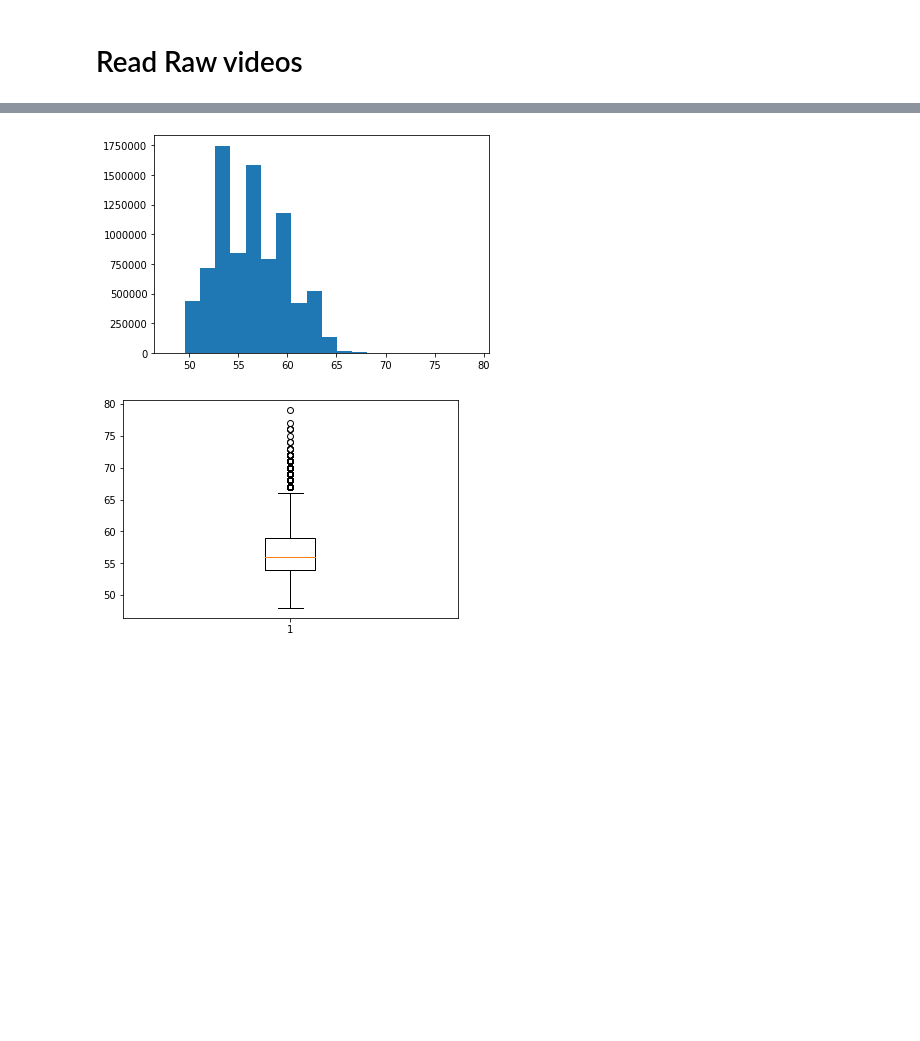
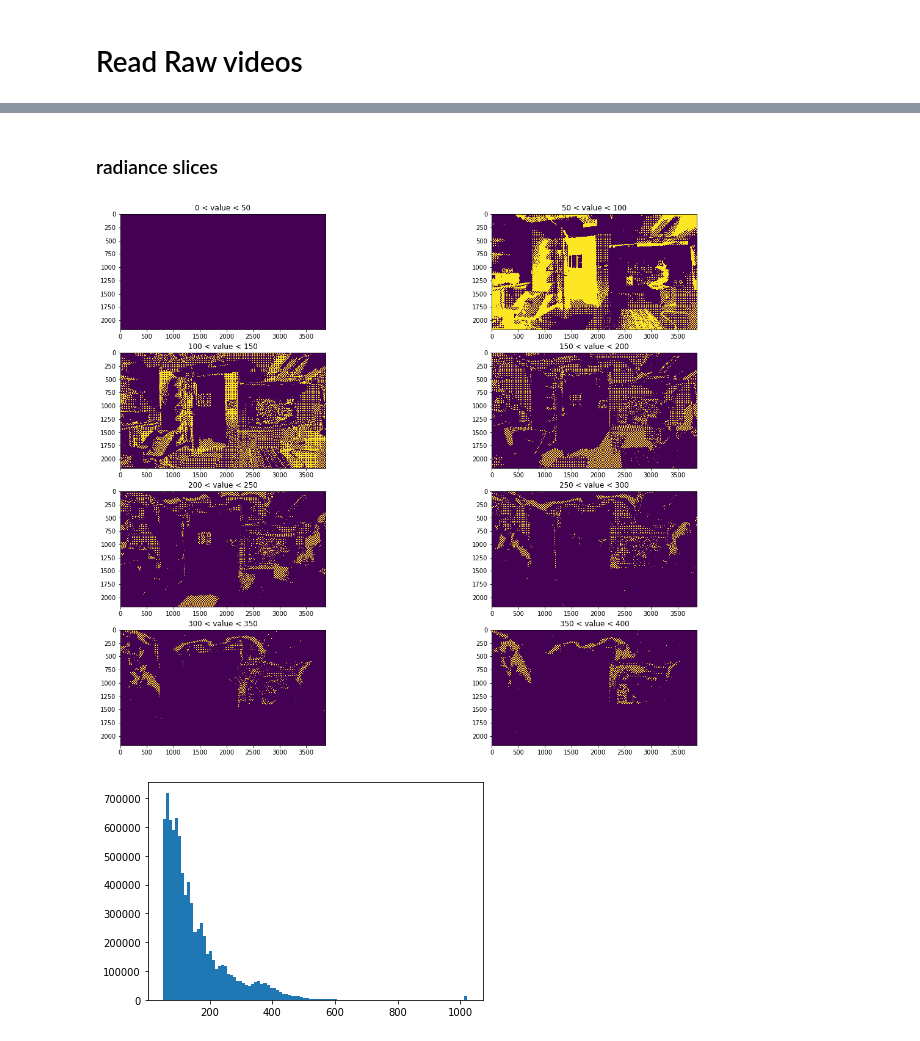
Before and after one commit to cianhwang/hdr_video, a Jupyter notebook: static_videos/read_raw_videos.ipynb, the cells around one changed output, grey strips where cells are left out. Drawn from its saved outputs; the diff is of its cells as text; code cells hidden in the pictures; blank space fills up the shorter version.

```diff
--- a/static_videos/read_raw_videos.ipynb
+++ b/static_videos/read_raw_videos.ipynb
@@ -24,11 +22,11 @@ from utils import *
 # %%
-rIm=read_raw("lowlight3_frame64_static.raw",
-             frame = 16, rows=1087*2, runL=3968)
+rIm=read_raw("hdr_frame64_static.raw",
+             frame = 10, rows=1087*2, runL=3968)
 
 fig, ax = plt.subplots(2, 2, figsize=(20, 16))
-ax[0][0].imshow(rIm[0])  # frame 0
-ax[0][1].imshow(rIm[6]) # frame 14
-ax[1][0].imshow(rIm[7]) # frame 37
-ax[1][1].imshow(rIm[8]) # frame 46
+ax[0][0].imshow(rIm[0])
+ax[0][1].imshow(rIm[6])
+ax[1][0].imshow(rIm[7])
+ax[1][1].imshow(rIm[8])
 plt.show()
 # %% [output]
@@ -36,11 +34,21 @@ plt.show()
+# %% [markdown]
+### radiance slices
+# %%
+fig, ax = plt.subplots(4, 2, figsize=(20, 16))
+for i in range(4):
+    for j in range(2):
+        ax[i][j].imshow((rIm[0] > i*100+j*50 )*(rIm[0] < i*100+j*50+50))  # frame 0
+        ax[i][j].set_title("{} < value < {}".format(i*100+j*50, i*100+j*50+50))
+plt.show()
+# %% [output]
+[figure, added]
 # %%
-plt.hist(rIm[0].flatten(), bins = 20)
+plt.hist(rIm[0].flatten(), bins = 100)
 plt.show()
-plt.boxplot(rIm[0].flatten())
-plt.show()
+# plt.boxplot(rIm[0].flatten())
+# plt.show()
 # %% [output]
-[figure, old version]
+[figure, new version]
-[figure, removed]
 # %%
 print_stat("rIm[0]", rIm[0])
 # %% [output]
```
Also changed, not shown: parts of 5 cells of this notebook.
